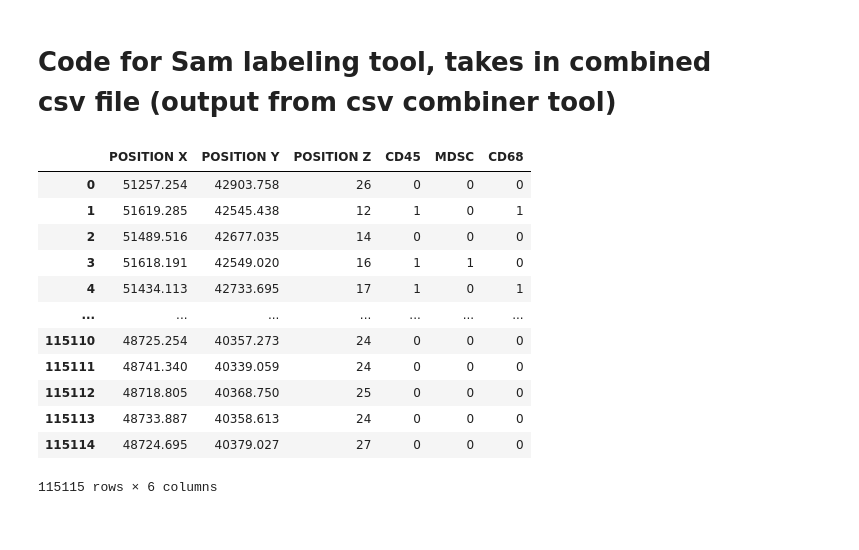
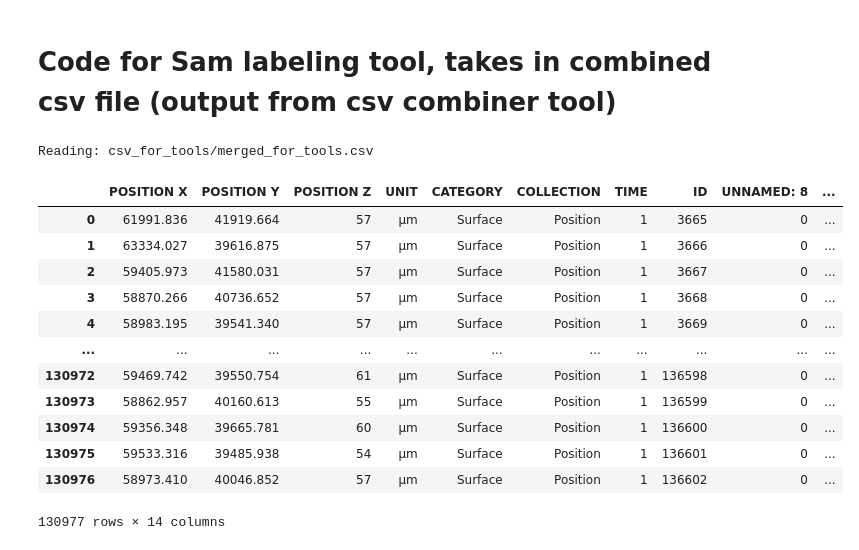
Before and after one commit to helclp/lab_proj1, a Jupyter notebook: sam_labeler.ipynb, the cells around one changed output. Saved outputs shown, nothing was run; the diff lists cells and outputs as text; code cells hidden in the pictures.

```diff
--- a/sam_labeler.ipynb
+++ b/sam_labeler.ipynb
@@ -3,23 +3,43 @@
 # %%
 import pandas as pd
 import numpy as np
 from IPython.display import FileLink
 import os
 
-test = pd.read_csv(r'maltez_lab_tools\combined_csvs\final_output.csv')
-test = test[['POSITION X', 'POSITION Y', 'POSITION Z', 'CD45', "MDSC", 'CD68']]
-test
+import os
+import glob
+import numpy as np
+import pandas as pd
+from scipy.spatial import ConvexHull
+
+# 1. Find all CSV files in the folder
+csv_files = glob.glob('csv_for_tools/*.csv')
+
+# 2. Error if none found
+if not csv_files:
+    raise FileNotFoundError("No CSV files found in 'csv_for_tools/'")
+
+# 3. Pick the first CSV
+first_csv = csv_files[0]
+print(f"Reading: {first_csv}")
+
+# 4. Read into a DataFrame
+df = pd.read_csv(first_csv)
+
+# (Optional) Inspect the top of the DataFrame
+df
 # %% [output]
+Reading: csv_for_tools/merged_for_tools.csv
-|  | POSITION X | POSITION Y | POSITION Z | CD45 | MDSC | CD68 |
-| 0 | 51257.254 | 42903.758 | 26 | 0 | 0 | 0 |
-| 1 | 51619.285 | 42545.438 | 12 | 1 | 0 | 1 |
-| 2 | 51489.516 | 42677.035 | 14 | 0 | 0 | 0 |
-| 3 | 51618.191 | 42549.020 | 16 | 1 | 1 | 0 |
-| 4 | 51434.113 | 42733.695 | 17 | 1 | 0 | 1 |
-| ... | ... | ... | ... | ... | ... | ... |
-| 115110 | 48725.254 | 40357.273 | 24 | 0 | 0 | 0 |
-| 115111 | 48741.340 | 40339.059 | 24 | 0 | 0 | 0 |
-| 115112 | 48718.805 | 40368.750 | 25 | 0 | 0 | 0 |
-| 115113 | 48733.887 | 40358.613 | 24 | 0 | 0 | 0 |
-| 115114 | 48724.695 | 40379.027 | 27 | 0 | 0 | 0 |
+|  | POSITION X | POSITION Y | POSITION Z | UNIT | CATEGORY | COLLECTION | TIME | ID | UNNAMED: 8 | ... |
+| 0 | 61991.836 | 41919.664 | 57 | µm | Surface | Position | 1 | 3665 | 0 | ... |
+| 1 | 63334.027 | 39616.875 | 57 | µm | Surface | Position | 1 | 3666 | 0 | ... |
+| 2 | 59405.973 | 41580.031 | 57 | µm | Surface | Position | 1 | 3667 | 0 | ... |
+| 3 | 58870.266 | 40736.652 | 57 | µm | Surface | Position | 1 | 3668 | 0 | ... |
+| 4 | 58983.195 | 39541.340 | 57 | µm | Surface | Position | 1 | 3669 | 0 | ... |
+| ... | ... | ... | ... | ... | ... | ... | ... | ... | ... | ... |
+| 130972 | 59469.742 | 39550.754 | 61 | µm | Surface | Position | 1 | 136598 | 0 | ... |
+| 130973 | 58862.957 | 40160.613 | 55 | µm | Surface | Position | 1 | 136599 | 0 | ... |
+| 130974 | 59356.348 | 39665.781 | 60 | µm | Surface | Position | 1 | 136600 | 0 | ... |
+| 130975 | 59533.316 | 39485.938 | 54 | µm | Surface | Position | 1 | 136601 | 0 | ... |
+| 130976 | 58973.410 | 40046.852 | 57 | µm | Surface | Position | 1 | 136602 | 0 | ... |
-115115 rows × 6 columns
+130977 rows × 14 columns
```
Also changed, not shown: parts of 11 cells of this notebook, 7 other files.
